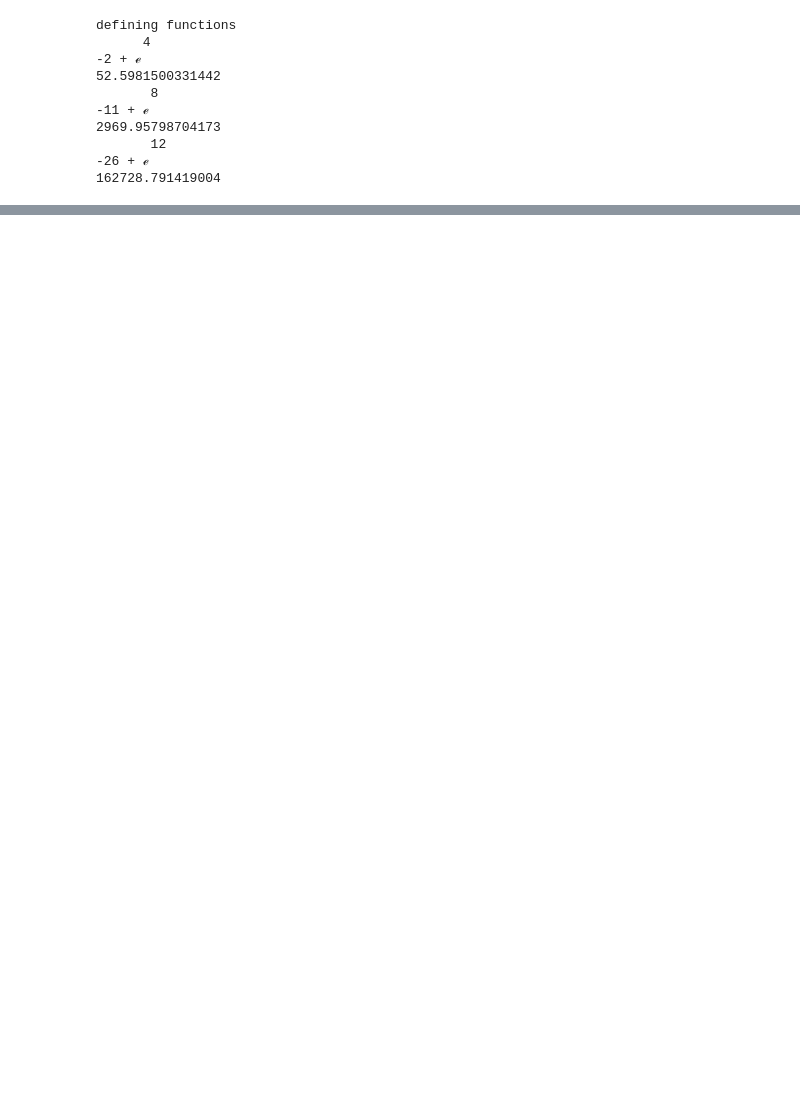
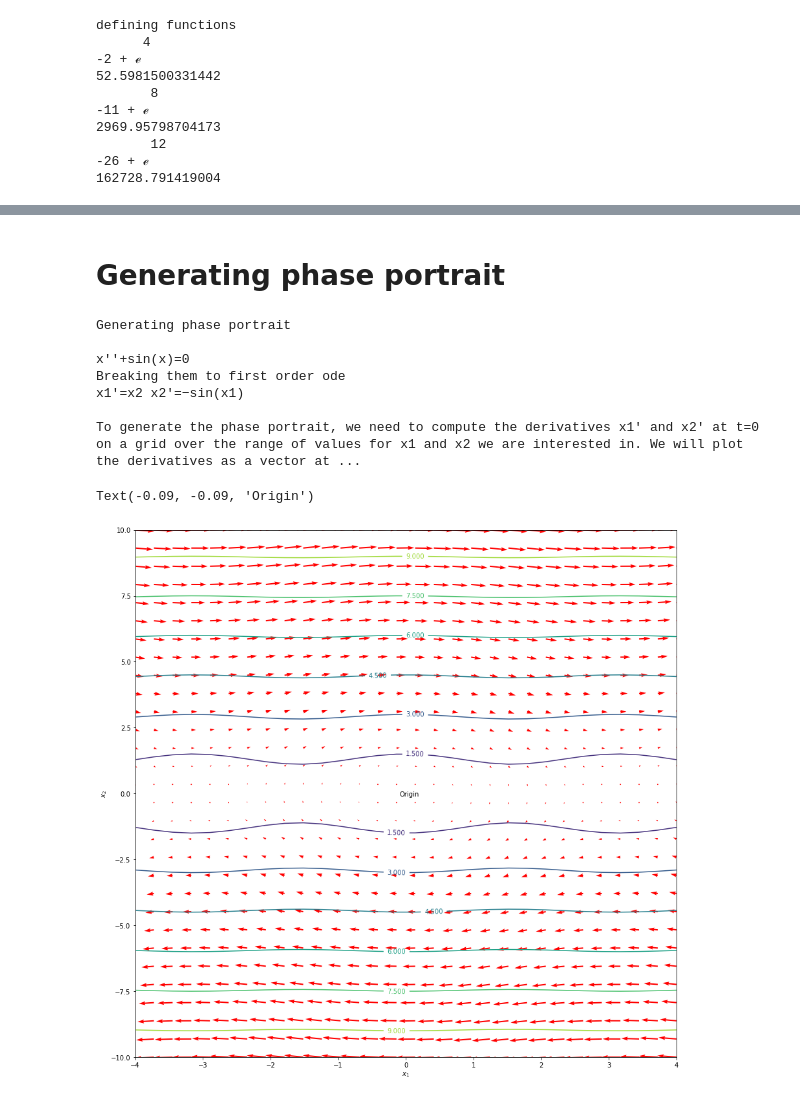
Before and after one commit to rsatwik/PythonPractise, a Jupyter notebook: Nonlinear_Dynamics.ipynb, the cells around one changed output, grey strips where cells are left out. Drawn from its saved outputs; the diff is of its cells as text; code cells hidden in the pictures; blank space fills up the shorter version.

```diff
--- a/Nonlinear_Dynamics.ipynb
+++ b/Nonlinear_Dynamics.ipynb
@@ -49,10 +62,11 @@ defining functions
 # %%
 print("Solving differential equations")
+x=sym.Symbol('x')
 f, g = sym.symbols('f g', cls=sym.Function) #create an undefined function by passing cls=Function
 #  f(x), will represent an unknown function
 pprint(f(x).diff(x)+f(x))
 pprint(f(x).diff(x,x)+f(x))
-print("solving differential equations")
+print("\nsolving differential equations")
 pprint(sym.dsolve(f(x).diff(x,x)+f(x),f(x)))
 # pprint(sym.dsolve(sym.sin(x) * sym.cos(f(x)) + sym.cos(x) * sym.sin(f(x)) * f(x).diff(x), f(x), hint='separable')) #solve as seperable equation
 pprint((f(x).diff(x)*x+f(x)-f(x)**2))
@@ -59,0 +93,60 @@ pprint(sym.dsolve(f(x).diff(x)*x+f(x)-f(x)**2,f(x)))
+# %% [markdown]
+# Generating phase portrait
+# %%
+print("Generating phase portrait\n")
+print("x′′+sin(x)=0")
+print("Breaking them to first order ode")
+print("x1′=x2 x2'=−sin(x1)")
+print("\nTo generate the phase portrait, we need to compute the derivatives x1′ and x2′ at t=0 on a grid over the range of values for x1 and x2 we are interested in. We will plot the derivatives as a vector at each (x1, x2) which will show us the initial direction from each point.")
+
+import numpy as np
+import matplotlib.pyplot as plt
+
+# States of the system, we input a point to get the derivates of states
+def f(X,t):
+    x1, x2 = X
+    return [x2, -np.sin(x1)]
+
+# To create a meshgrid for all possible state values
+x1 = np.linspace(-4.0,4.0,30)
+x2 = np.linspace(-10.0,10.0,30)
+
+X1,X2=np.meshgrid(x1,x2)
+# print(X1.shape)
+
+t=0
+u, v = np.zeros(X1.shape), np.zeros(X2.shape)
+
+rows, columns = X1.shape
+
+# using the meshgrid of states we find the derivatives at those points
+for i in range(rows):
+    for j in range(columns):
+        x = X1[i,j]
+        y = X2[i,j]
+        Xprime = f([x,y],t)
+        u[i,j] = Xprime[0]
+        v[i,j] = Xprime[1]
+
+z=np.sqrt(u**2+v**2)
+fig=plt.figure(figsize=(15,15))
+Cp = plt.contour(x1,x2,z)
+plt.grid()
+plt.clabel(Cp,inline=True,fontsize=10)
+Q = plt.quiver(X1, X2, u, v, color='r')
+plt.grid()
+plt.xlabel('$x_1$')
+plt.ylabel('$x_2$')
+plt.annotate("Origin",xy=(-0.09,-0.09))
+# plt.xlim([-2,8])
+# plt.ylim([-4,4])
+# %% [output]
+Generating phase portrait
+
+x′′+sin(x)=0
+Breaking them to first order ode
+x1′=x2 x2'=−sin(x1)
+
+To generate the phase portrait, we need to compute the derivatives x1′ and x2′ at t=0 on a grid over the range of values for x1 and x2 we are interested in. We will plot the derivatives as a vector at ...
+Text(-0.09, -0.09, 'Origin')
+[figure, added]
```
Also changed, not shown: parts of 12 cells of this notebook.
